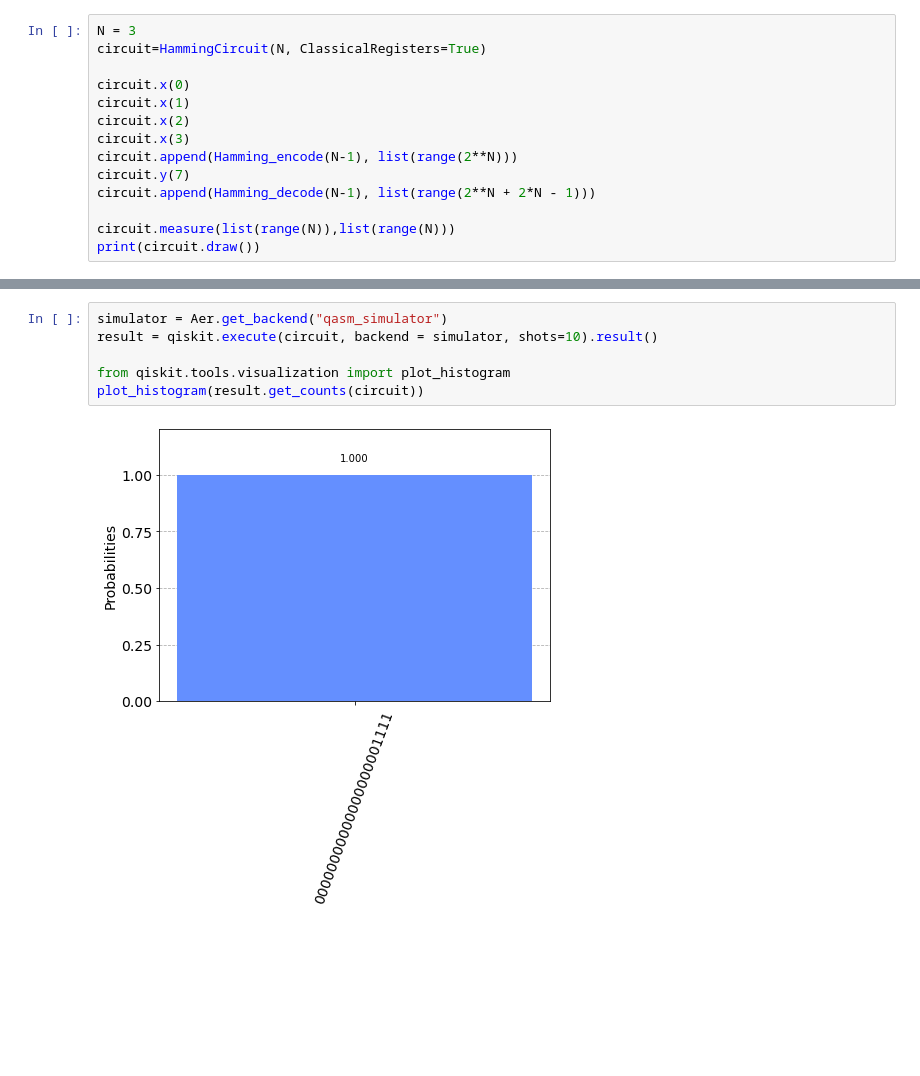
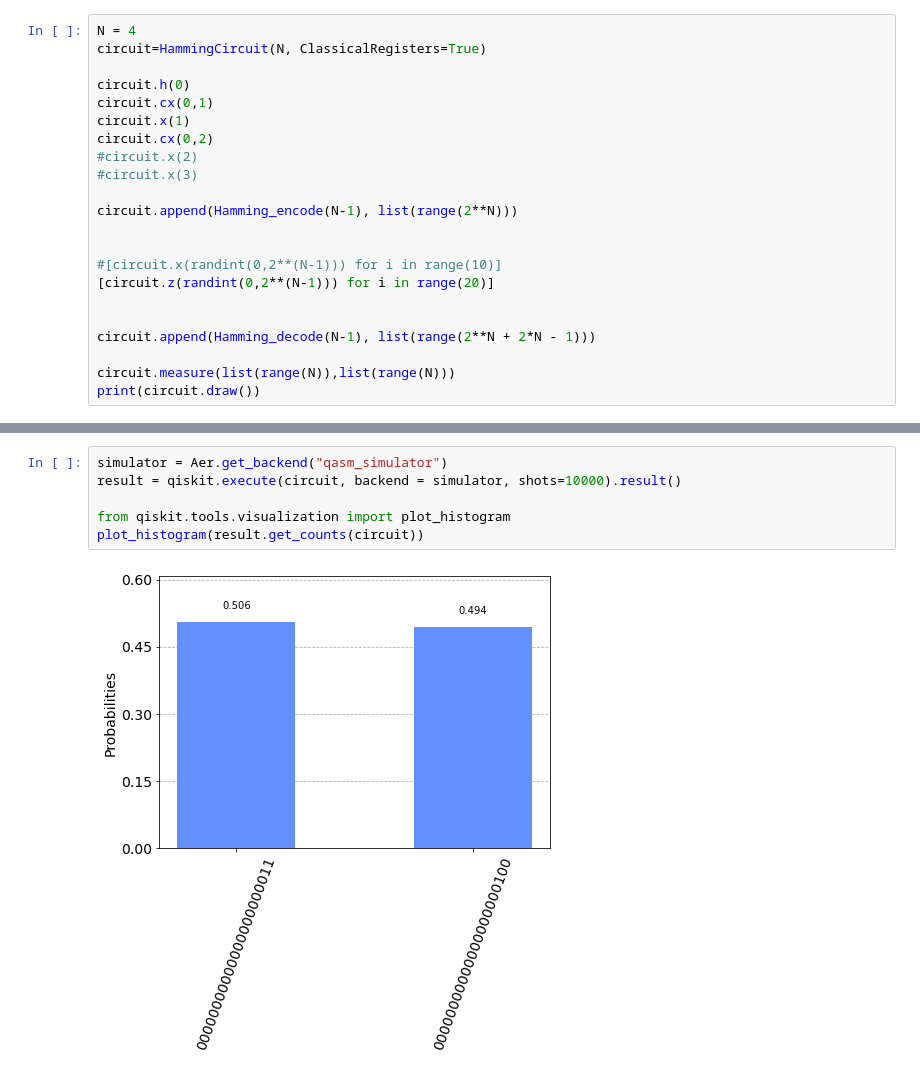
Before and after one commit to Dirac231/BCHamming, a Jupyter notebook: Hamming_phase.ipynb, the cells around one changed output, grey strips where cells are left out. Cells and saved outputs as stored; diff of their text form; blank space fills up the shorter version.

```diff
--- a/Hamming_phase.ipynb
+++ b/Hamming_phase.ipynb
@@ -8,13 +9,21 @@ import qiskit
 # %%
-N = 3
+N = 4
 circuit=HammingCircuit(N, ClassicalRegisters=True)
 
-circuit.x(0)
+circuit.h(0)
+circuit.cx(0,1)
 circuit.x(1)
-circuit.x(2)
-circuit.x(3)
+circuit.cx(0,2)
+#circuit.x(2)
+#circuit.x(3)
+
 circuit.append(Hamming_encode(N-1), list(range(2**N)))
-circuit.y(7)
+
+
+#[circuit.x(randint(0,2**(N-1))) for i in range(10)]
+[circuit.z(randint(0,2**(N-1))) for i in range(20)]
+
+
 circuit.append(Hamming_decode(N-1), list(range(2**N + 2*N - 1)))
 
 circuit.measure(list(range(N)),list(range(N)))
@@ -40,8 +49,8 @@ s0101_0: ┤ H ├┤5           ├┤5           ├
 # %%
 simulator = Aer.get_backend("qasm_simulator")
-result = qiskit.execute(circuit, backend = simulator, shots=10).result()
+result = qiskit.execute(circuit, backend = simulator, shots=10000).result()
 
 from qiskit.tools.visualization import plot_histogram
 plot_histogram(result.get_counts(circuit))
 # %% [output]
-[figure, old version]
+[figure, new version]
```
Also changed, not shown: parts of 2 cells of this notebook, 2 other files.
